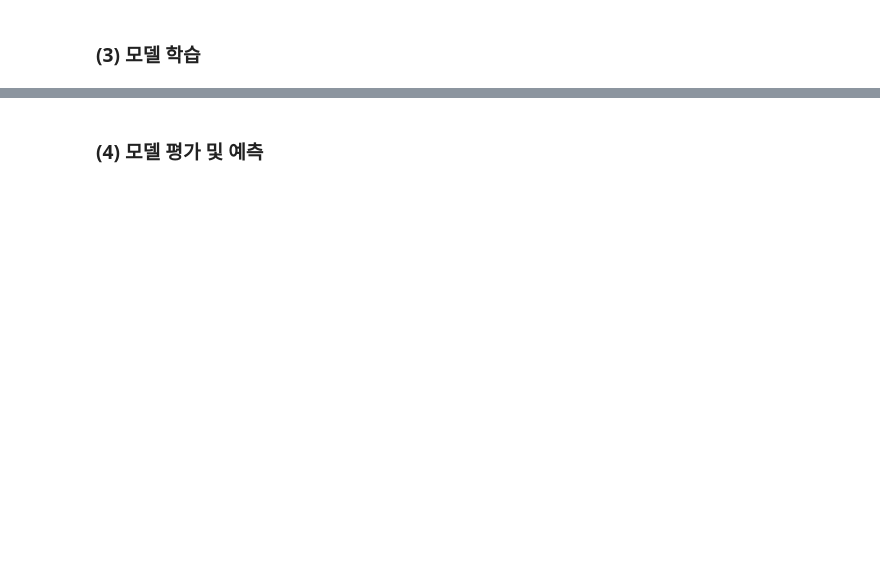
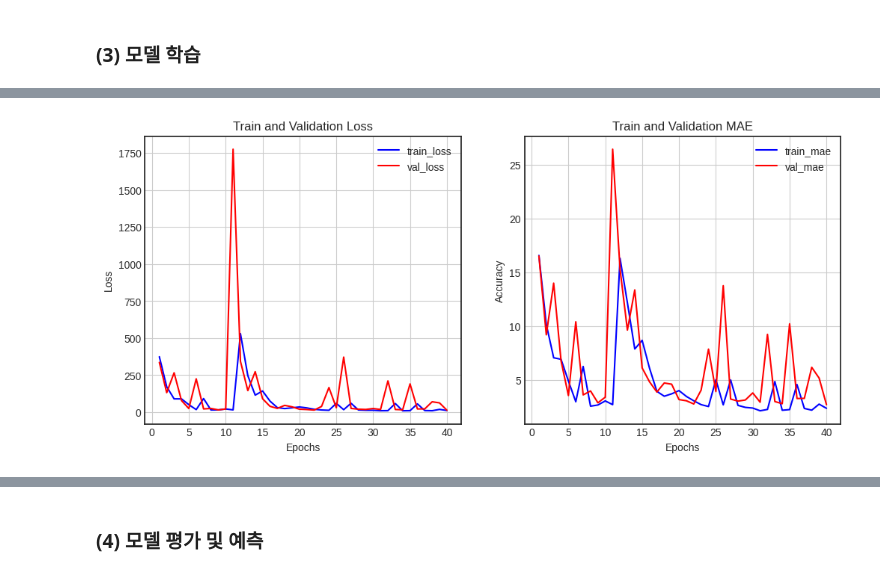
Before and after one commit to huiheee/AIFFEL, a Jupyter notebook: [FUND_5]Deep_Learning_Project.ipynb, the cells around one changed output, grey strips where cells are left out. Saved outputs shown, nothing was run; the diff lists cells and outputs as text; code cells hidden in the pictures; blank space fills up the shorter version.

```diff
--- a/[FUND_5]Deep_Learning_Project.ipynb
+++ b/[FUND_5]Deep_Learning_Project.ipynb
@@ -122,0 +121,35 @@ Epoch 40/40
+# %%
+plt.style.use('seaborn-white')
+
+history_dict = history.history
+
+loss = history_dict['loss']
+val_loss = history_dict['val_loss']
+
+epochs = range(1, len(loss) + 1)
+fig = plt.figure(figsize=(12, 5))
+
+ax1 = fig.add_subplot(1, 2, 1)
+ax1.plot(epochs, loss, 'b-', label='train_loss')
+ax1.plot(epochs, val_loss, 'r-', label='val_loss')
+ax1.set_title('Train and Validation Loss')
+ax1.set_xlabel('Epochs')
+ax1.set_ylabel('Loss')
+ax1.grid()
+ax1.legend()
+
+mae = history_dict['mae']
+val_mae = history_dict['val_mae']
+
+ax2 = fig.add_subplot(1, 2, 2)
+ax2.plot(epochs, mae, 'b-', label='train_mae')
+ax2.plot(epochs, val_mae, 'r-', label='val_mae')
+ax2.set_title('Train and Validation MAE')
+ax2.set_xlabel('Epochs')
+ax2.set_ylabel('Accuracy')
+ax2.grid()
+ax2.legend()
+
+plt.show()
+# %% [output]
+[figure, added]
```
Also changed, not shown: parts of 61 cells of this notebook.
